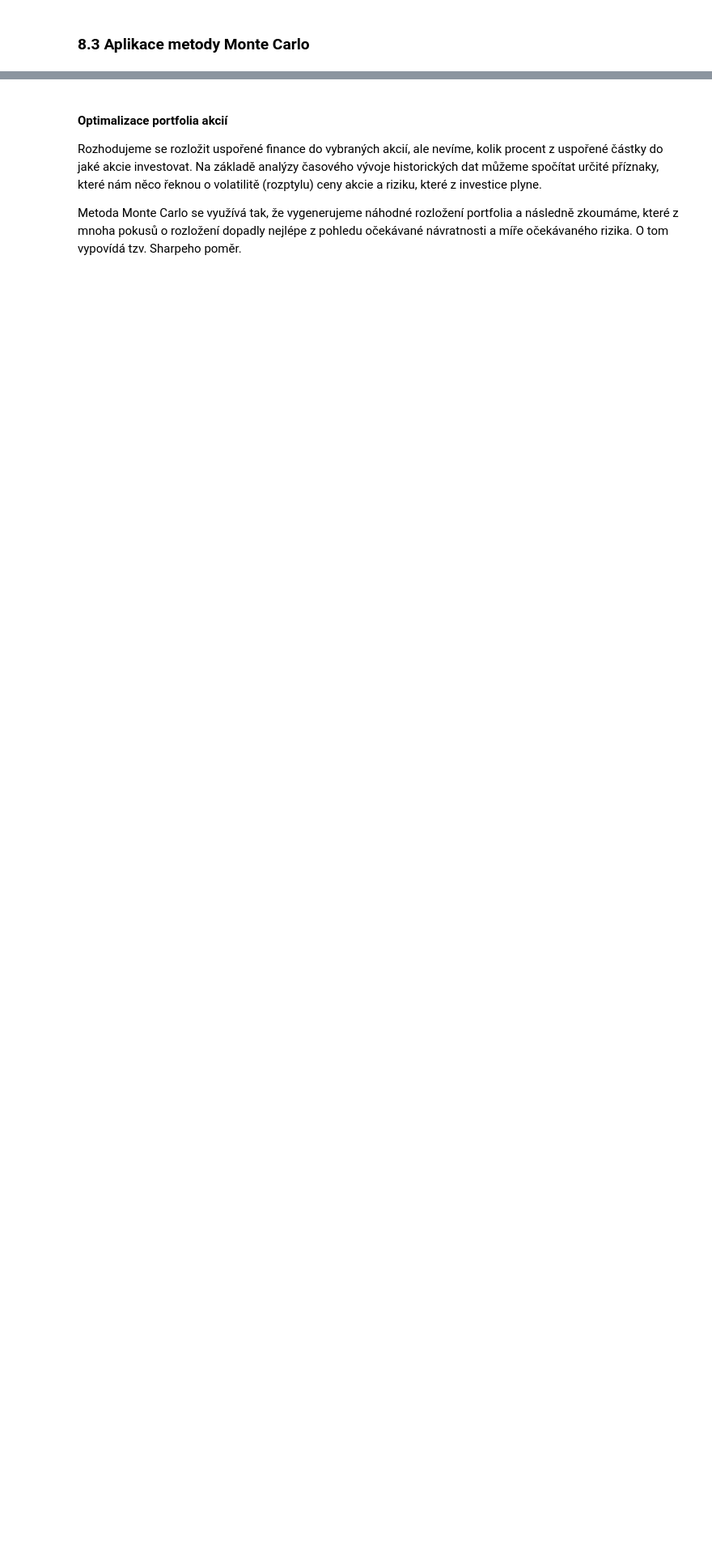
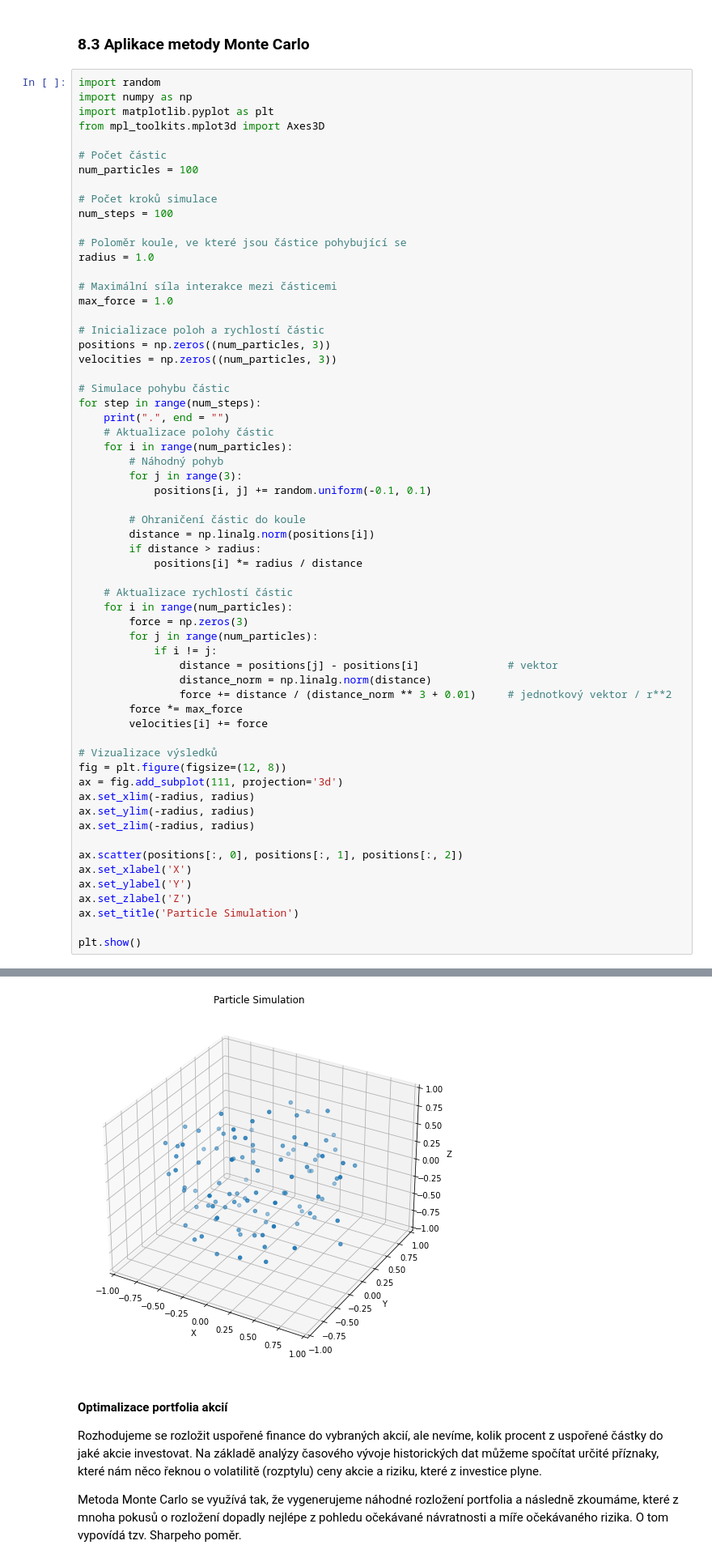
Before and after one commit to pkbcz/MSW2, a Jupyter notebook: 08 Monte Carlo.ipynb, the cells around one changed output, grey strips where cells are left out. Shown at 81% size. Cells and saved outputs as stored; diff of their text form; blank space fills up the shorter version.

```diff
--- a/08 Monte Carlo.ipynb
+++ b/08 Monte Carlo.ipynb
@@ -342,3 +340,65 @@ if __name__ == "__main__":
 [figure]
 # %% [markdown]
 ### 8.3 Aplikace metody Monte Carlo
+# %%
+import random
+import numpy as np
+import matplotlib.pyplot as plt
+from mpl_toolkits.mplot3d import Axes3D
+
+# Počet částic
+num_particles = 100
+
+# Počet kroků simulace
+num_steps = 100
+
+# Poloměr koule, ve které jsou částice pohybující se
+radius = 1.0
+
+# Maximální síla interakce mezi částicemi
+max_force = 1.0
+
+# Inicializace poloh a rychlostí částic
+positions = np.zeros((num_particles, 3))
+velocities = np.zeros((num_particles, 3))
+
+# Simulace pohybu částic
+for step in range(num_steps):
+    print(".", end = "")
+    # Aktualizace polohy částic
+    for i in range(num_particles):
+        # Náhodný pohyb
+        for j in range(3):
+            positions[i, j] += random.uniform(-0.1, 0.1)
+
+        # Ohraničení částic do koule
+        distance = np.linalg.norm(positions[i])
+        if distance > radius:
+            positions[i] *= radius / distance
+
+    # Aktualizace rychlostí částic
+    for i in range(num_particles):
+        force = np.zeros(3)
+        for j in range(num_particles):
+            if i != j:
+                distance = positions[j] - positions[i]              # vektor
+                distance_norm = np.linalg.norm(distance)
+                force += distance / (distance_norm ** 3 + 0.01)     # jednotkový vektor / r**2
+        force *= max_force
+        velocities[i] += force
+
+# Vizualizace výsledků
+fig = plt.figure(figsize=(12, 8))
+ax = fig.add_subplot(111, projection='3d')
+ax.set_xlim(-radius, radius)
+ax.set_ylim(-radius, radius)
+ax.set_zlim(-radius, radius)
+
+ax.scatter(positions[:, 0], positions[:, 1], positions[:, 2])
+ax.set_xlabel('X')
+ax.set_ylabel('Y')
+ax.set_zlabel('Z')
+ax.set_title('Particle Simulation')
+
+plt.show()
+# %% [output]
@@ -345,3 +406,4 @@ if __name__ == "__main__":
+[figure, added]
 # %% [markdown]
 #### Optimalizace portfolia akcií
 
```
Also changed, not shown: parts of 7 cells of this notebook, 49 other files.
